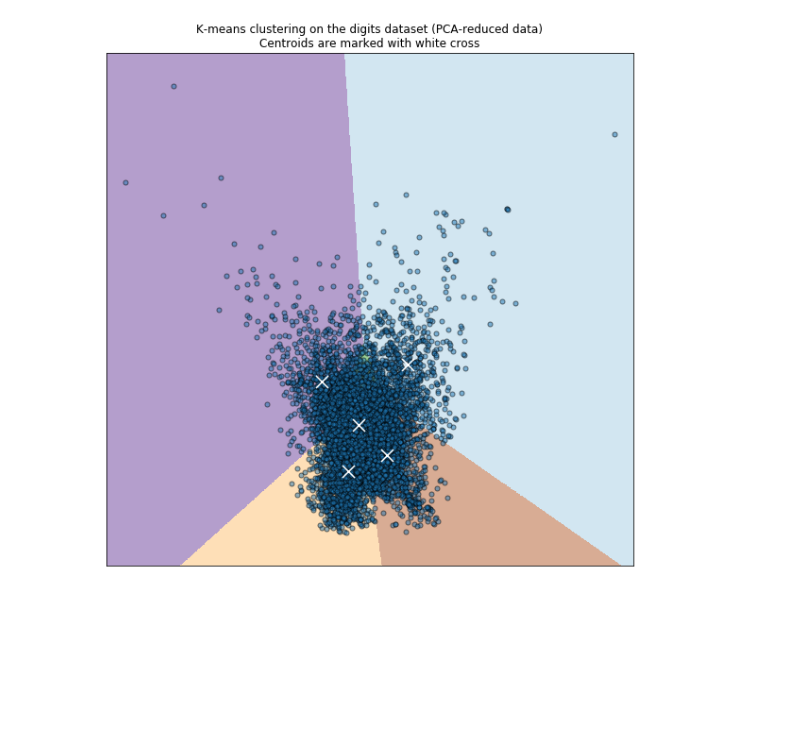
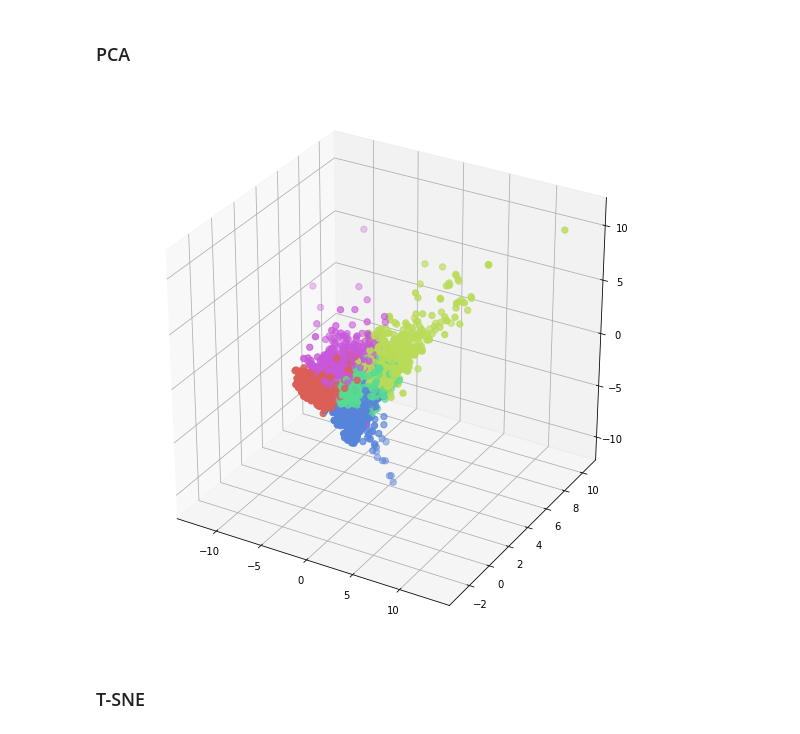
Before and after one commit to petersaalbrink/consuml, a Jupyter notebook: models/models.ipynb, the cells around one changed output. Cells and saved outputs as stored; diff of their text form; code cells hidden in the pictures; blank space fills up the shorter version.

Commit message:
Added 3d visualizations

```diff
--- a/models/models.ipynb
+++ b/models/models.ipynb
@@ -53,0 +94,14 @@ Name: score_voorzieningen_2018, Length: 10000, dtype: float64
+# %%
+def fashion_scatter(x, colors, ndim):
+    # choose a color palette with seaborn.
+    num_classes = len(np.unique(colors))
+    palette = np.array(sns.color_palette("hls", num_classes))
+
+    fig = plt.figure(figsize=(10, 10))
+
+    if ndim == 2:
+        ax = plt.subplot(aspect='equal')
+    ax.scatter(x[:,0], x[:,1], s=40, c=palette[colors.astype(np.int)])
+    elif ndim == 3:
+        ax = fig.add_subplot(111, projection='3d')
+        ax.scatter(xs=x[:,0], ys=x[:,1], zs=x[:,2], s=40, c=palette[colors.astype(np.int)])
@@ -84,41 +119,20 @@ Name: clusters, dtype: int64
-# %%
-reduced_data = PCA(n_components=2).fit_transform(new_df[fields])
-kmeans = KMeans(init='k-means++', n_clusters=5, n_init=10)
-kmeans.fit(reduced_data)
-
-# Step size of the mesh. Decrease to increase the quality of the VQ.
-h = .02     # point in the mesh [x_min, x_max]x[y_min, y_max].
-
-# Plot the decision boundary. For that, we will assign a color to each
-x_min, x_max = reduced_data[:, 0].min() - 1, reduced_data[:, 0].max() + 1
-y_min, y_max = reduced_data[:, 1].min() - 1, reduced_data[:, 1].max() + 1
-xx, yy = np.meshgrid(np.arange(x_min, x_max, h), np.arange(y_min, y_max, h))
-
-# Obtain labels for each point in mesh. Use last trained model.
-Z = kmeans.predict(np.c_[xx.ravel(), yy.ravel()])
-
-# Put the result into a color plot
-Z = Z.reshape(xx.shape)
-plt.figure(1, figsize=(10, 10))
-plt.clf()
-plt.imshow(Z, interpolation='nearest',
-           extent=(xx.min(), xx.max(), yy.min(), yy.max()),
-           cmap=plt.cm.Paired,
-           aspect='auto', origin='lower', alpha=0.5)
-
-plt.plot(reduced_data[:, 0], reduced_data[:, 1], 'k.', markersize=5, marker='o', mec='black', c=None, alpha=0.5)
-
-# Plot the centroids as a white X
-centroids = kmeans.cluster_centers_
-plt.scatter(centroids[:, 0], centroids[:, 1],
-            marker='x', s=169, linewidths=3,
-            color='w', zorder=10)
-plt.title('K-means clustering on the digits dataset (PCA-reduced data)\n'
-          'Centroids are marked with white cross')
-plt.xlim(x_min, x_max)
-plt.ylim(y_min, y_max)
-plt.xticks(())
-plt.yticks(())
-plt.show()
-# %% [output]
-[figure, removed]
+# %% [markdown]
+### PCA
+# %%
+pca = PCA(n_components=3)
+pca_result = pca.fit_transform(new_df[fields])
+
+pca_df = pd.DataFrame(columns=['pca1','pca2', 'pca3'])
+
+pca_df['pca1'] = pca_result[:,0]
+pca_df['pca2'] = pca_result[:,1]
+pca_df['pca3'] = pca_result[:,2]
+
+top_two_comp = pca_df[['pca1','pca2', 'pca3']] # taking first and second principal component
+
+fashion_scatter(top_two_comp.values, new_df['clusters'], 3) # Visualizing the PCA output
+plt.show();
+# %% [output]
+[figure, added]
+# %% [markdown]
+### T-SNE
```
Also changed, not shown: parts of 12 cells of this notebook.
